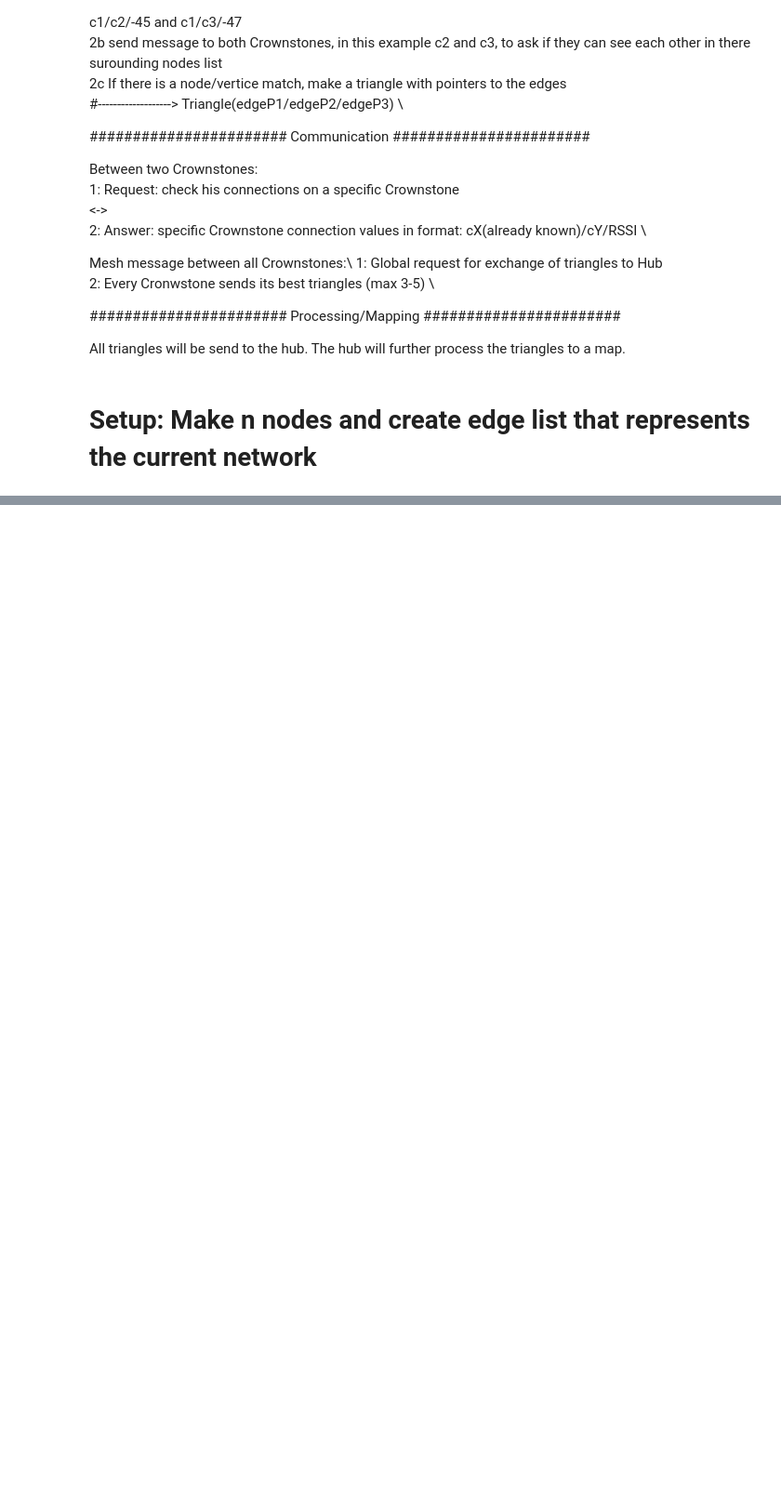
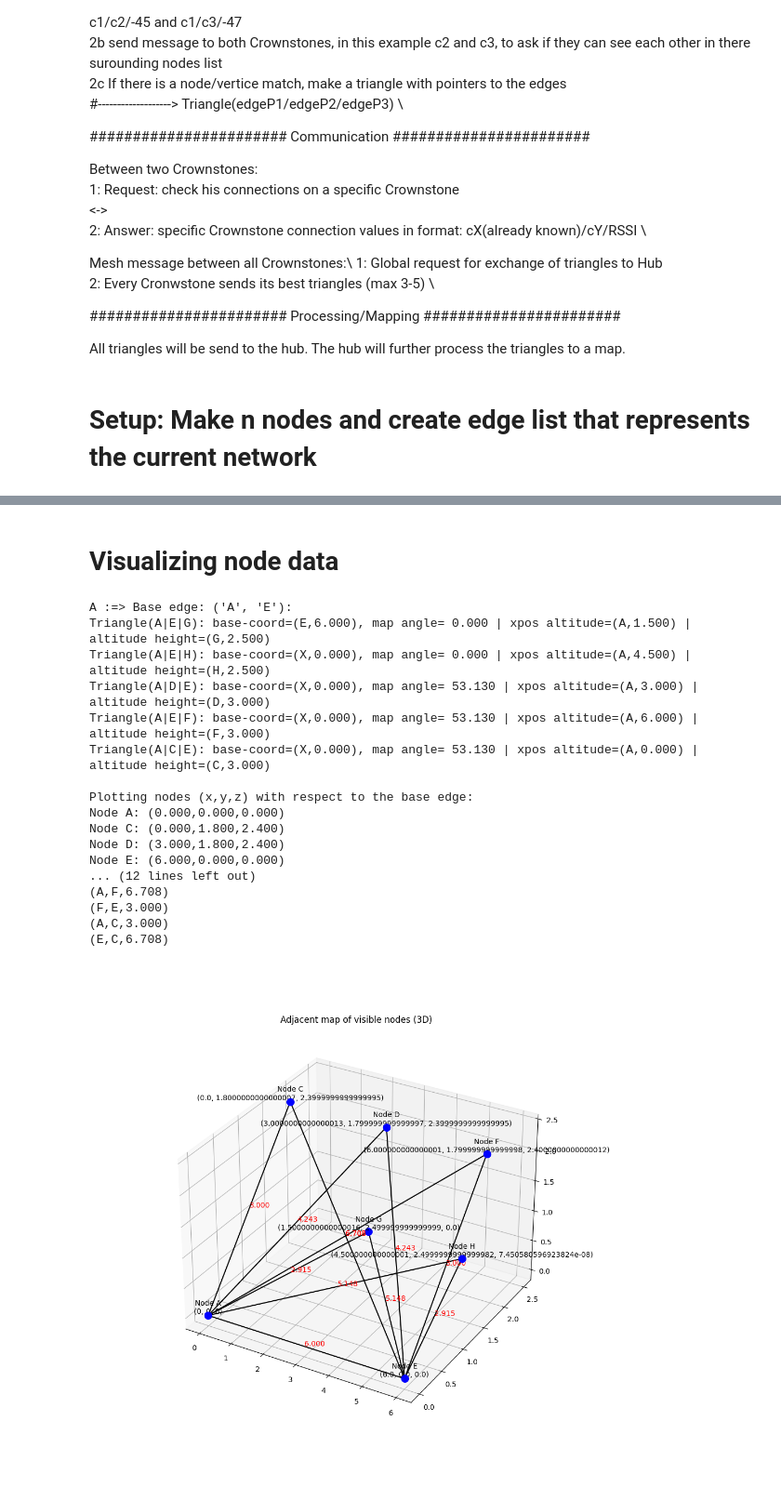
Before and after one commit to Chielvdiepen/FederatedSpatialModelling, a Jupyter notebook: TriangleAlgo-parallelism.ipynb, the cells around one changed output, grey strips where cells are left out. Shown at 93% size. Drawn from its saved outputs; the diff is of its cells as text; code cells hidden in the pictures; blank space fills up the shorter version.

Commit message:
added new mapAngle, print all working. Todo: check when area is 0

```diff
--- a/TriangleAlgo-parallelism.ipynb
+++ b/TriangleAlgo-parallelism.ipynb
@@ -568,6 +588,6 @@ Node E:= Edges[(E,D,2.872), (E,A,3.202), (E,C,5.679), (E,B,7.089)]
 # %%
 # activate nodes, print function in parallel with Threading
-maxTriangles = 3
+maxTriangles = 50
 thread_list = []
 for i in range(len(nodeList)):
     thread = threading.Thread(target=nodeList[i].main, args=(NetworkEdges,maxTriangles))
@@ -596,0 +617,2 @@ Triangle(B|D|E): x-coord=(B,5.831), map angle= 0.000 | xpos altitude=(E,0.686) |
+# %% [markdown]
+<h1> Visualizing node data </h1>
@@ -596,0 +670,59 @@ Triangle(B|D|E): x-coord=(B,5.831), map angle= 0.000 | xpos altitude=(E,0.686) |
+# %%
+nodeA = nodeList[0]
+index = 1
+
+keyA0 = list(nodeA.adjTrianglesDict.keys())[index]
+adjListA = list(nodeA.adjTrianglesDict.values())[index]
+
+print(f'A :=> Base edge: {keyA0.id}:')
+for adj in adjListA:
+    print(adj)
+print()
+
+mapCoords = {nodeA.uuid: nodeA.coord,}
+
+mapEdgeSet = []
+# go over all triangles and place the coords on the x-axis and rotate, also make list of all edges from all adj triangles
+for i, adj in enumerate(adjListA):
+    if i == 0:
+        mapCoords.update({adj.otherCoord[0]:(adj.otherCoord[1],0.000,0.000)})
+
+    coord = (adj.basealtiX[1],adj.basealtiH[1],0.000)
+    rotation = roll(adj.mapAngle)
+    point = np.array([coord[0], coord[1], coord[2]])
+    translated = np.dot(rotation, point)
+    mapCoords.update({adj.basealtiH[0]:(translated[0],translated[1],translated[2])})
+
+    mapEdgeSet.extend(edge for edge in adj.triangle.edges if not any(edge.compare(existing_edge) for existing_edge in mapEdgeSet))
+
+sorted_mapCoords = dict(sorted(mapCoords.items()))
+
+print('Plotting nodes (x,y,z) with respect to the base edge:')
+for coord in sorted_mapCoords.items():
+    print(f"Node {coord[0]}: ({coord[1][0]:.3f},{coord[1][1]:.3f},{coord[1][2]:.3f})")
+print()
+
+print(f"All edges from base triangles ({len(mapEdgeSet)}):")
+for edge in list(mapEdgeSet):
+    print(edge)
+
+mapPlot(list(mapEdgeSet),mapCoords)
+# %% [output]
+A :=> Base edge: ('A', 'E'):
+Triangle(A|E|G): base-coord=(E,6.000), map angle= 0.000 | xpos altitude=(A,1.500) | altitude height=(G,2.500)
+Triangle(A|E|H): base-coord=(X,0.000), map angle= 0.000 | xpos altitude=(A,4.500) | altitude height=(H,2.500)
+Triangle(A|D|E): base-coord=(X,0.000), map angle= 53.130 | xpos altitude=(A,3.000) | altitude height=(D,3.000)
+Triangle(A|E|F): base-coord=(X,0.000), map angle= 53.130 | xpos altitude=(A,6.000) | altitude height=(F,3.000)
+Triangle(A|C|E): base-coord=(X,0.000), map angle= 53.130 | xpos altitude=(A,0.000) | altitude height=(C,3.000)
+
+Plotting nodes (x,y,z) with respect to the base edge:
+Node A: (0.000,0.000,0.000)
+Node C: (0.000,1.800,2.400)
+Node D: (3.000,1.800,2.400)
+Node E: (6.000,0.000,0.000)
+... (12 lines left out)
+(A,F,6.708)
+(F,E,3.000)
+(A,C,3.000)
+(E,C,6.708)
+[figure, added]
```
Also changed, not shown: parts of 9 cells of this notebook, 3 other files.
